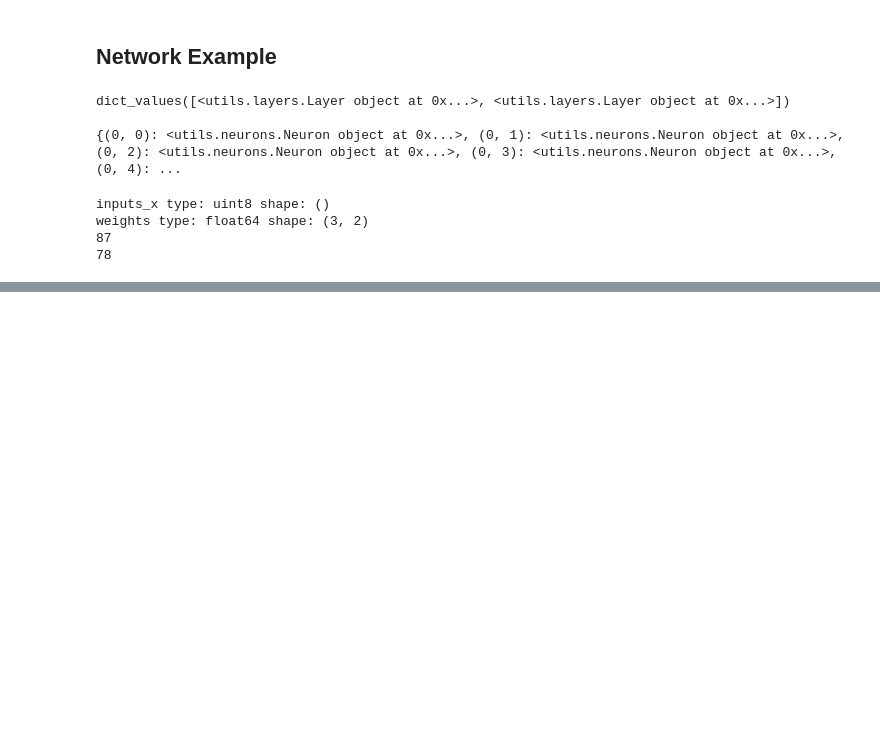
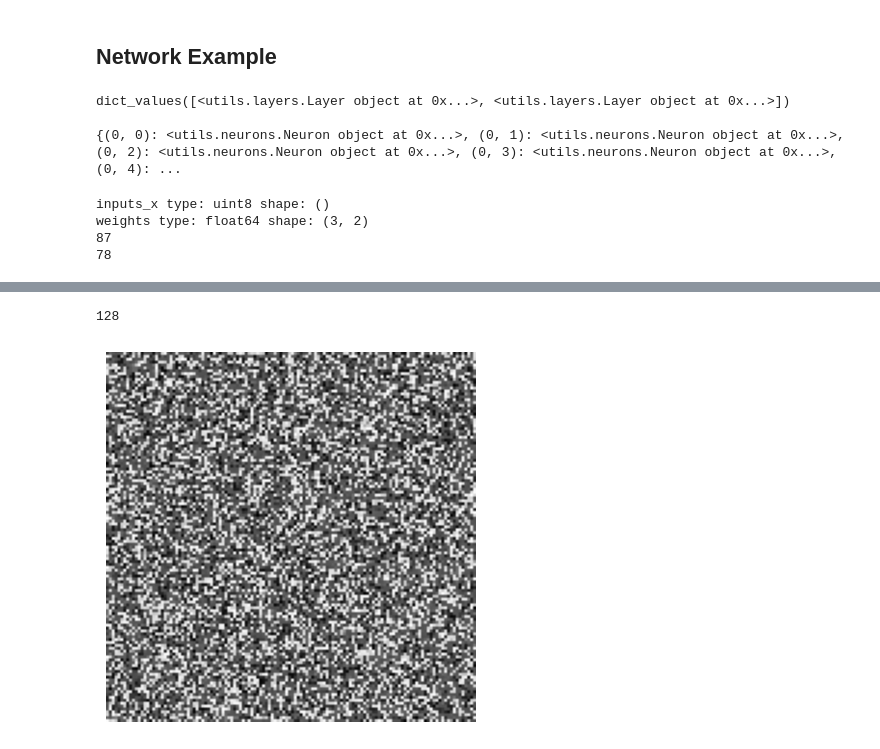
Before and after one commit to LilaShiba/neural_collective_network, a Jupyter notebook: explore.ipynb, the cells around one changed output, grey strips where cells are left out. Cells and saved outputs as stored; diff of their text form; code cells hidden in the pictures; blank space fills up the shorter version.

Commit message:
fix state

```diff
--- a/explore.ipynb
+++ b/explore.ipynb
@@ -92,0 +93,26 @@ plt.hist(c)
+# %%
+delta_img = []
+
+for layer in wide_network.layers.values():
+    r = []
+    for node in layer.neurons.values():
+        r.append(node.state[0])
+    delta_img.append(r)
+# %%
+# Create an image using the data
+size = int(len(delta_img[0]) ** 0.5)
+
+img_one = delta_img[0]
+data = np.array(img_one).reshape(size, size)
+
+print(len(data))
+plt.imshow(data, cmap='gray')  # 'gray' colormap for grayscale
+plt.axis('off')  # Turn off axis
+
+# Save the image
+plt.savefig('output_image.png', bbox_inches='tight', pad_inches=0)
+
+plt.show()
+# %% [output]
+128
+[figure, added]
```
Also changed, not shown: parts of 5 cells of this notebook, 1 other file.
